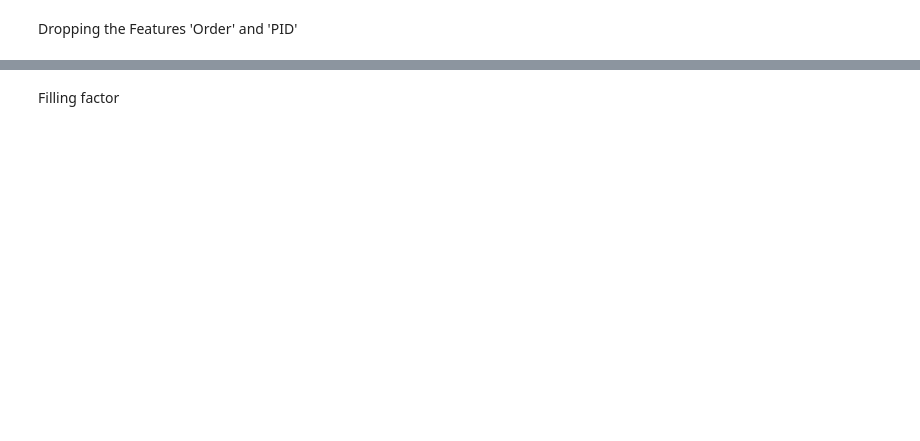
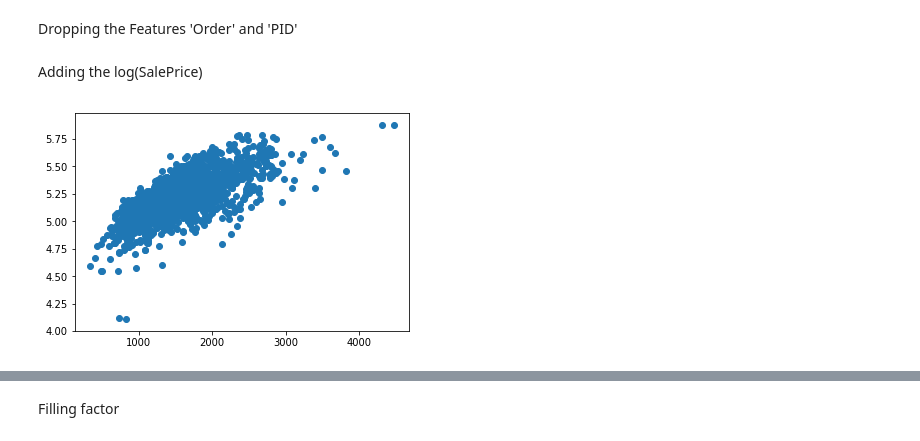
Before and after one commit to daviddapaz/Python, a Jupyter notebook: house-prices-solution.ipynb, the cells around one changed output, grey strips where cells are left out. Cells and saved outputs as stored; diff of their text form; code cells hidden in the pictures; blank space fills up the shorter version.

```diff
--- a/house-prices-solution.ipynb
+++ b/house-prices-solution.ipynb
@@ -24,3 +34,14 @@ data_df.head()
 Dropping the Features 'Order' and 'PID'
 # %%
 data_df.drop(['Order', 'PID'], axis=1, inplace = True)
+# %% [markdown]
+Adding the log(SalePrice)
+# %%
+# Add a LogSalePrice variable to the DataFrame
+data_df['LogSalePrice'] = np.log10(data_df['SalePrice'])
+
+# GrLivArea (Above grade (ground) living area square feet)
+plt.scatter(data_df['Gr Liv Area'].values, data_df['LogSalePrice'].values)
+plt.show()
+# %% [output]
+[figure, added]
```
Also changed, not shown: parts of 65 cells of this notebook.
